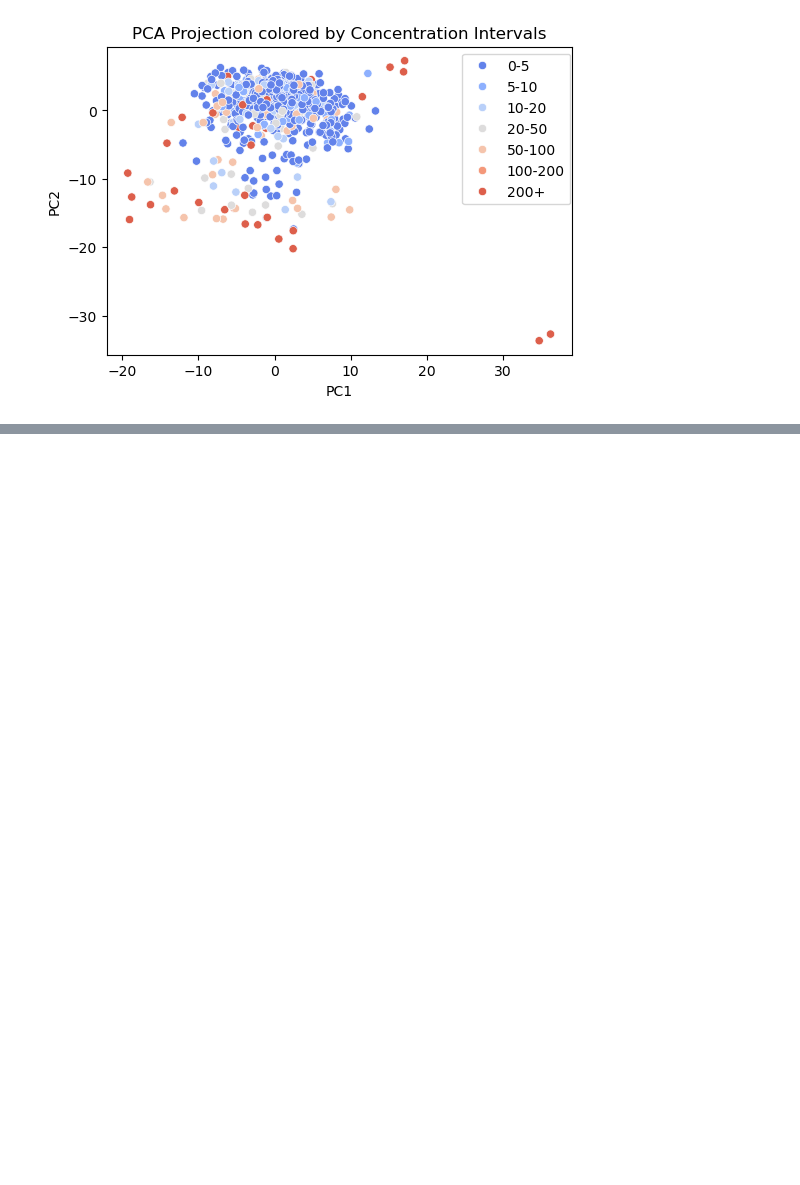
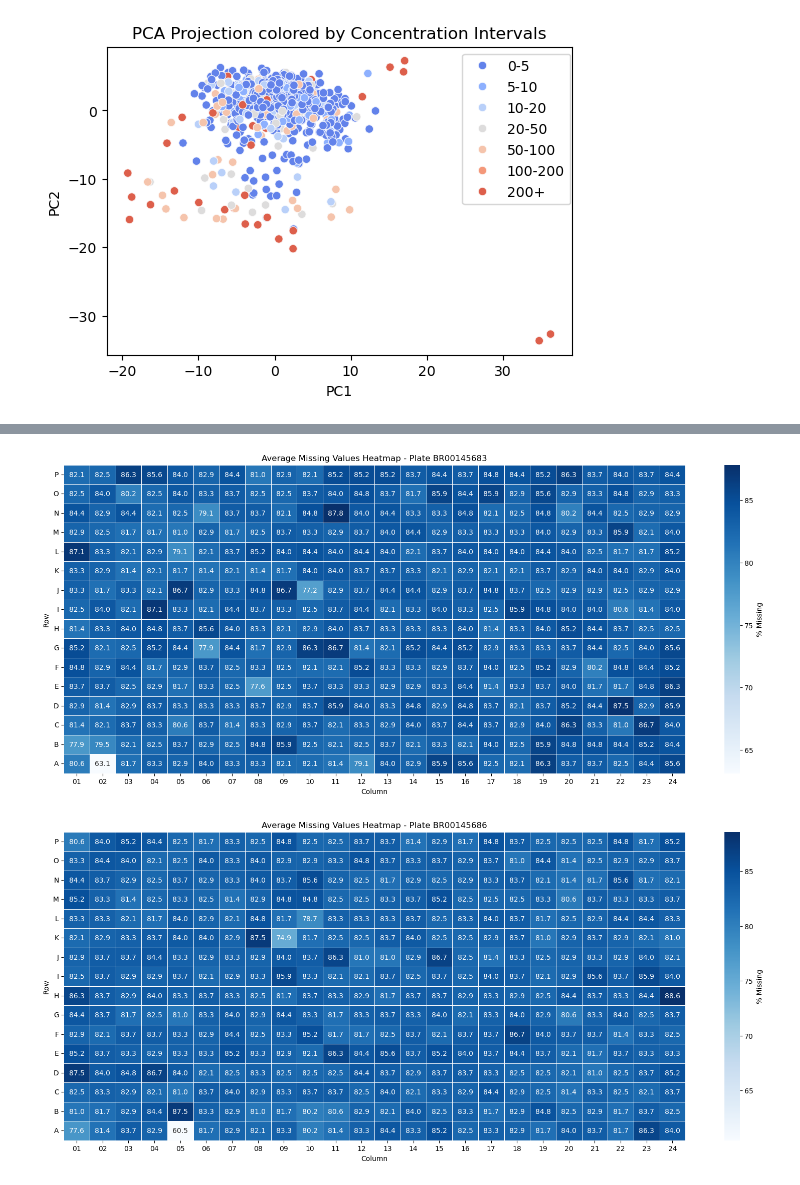
Before and after one commit to broadinstitute/2025_Grigoryan_Proteomics, a Jupyter notebook: 00.exploratory_analysis/first_analysis.ipynb, the cells around one changed output, grey strips where cells are left out. Cells and saved outputs as stored; diff of their text form; code cells hidden in the pictures; blank space fills up the shorter version.

```diff
--- a/00.exploratory_analysis/first_analysis.ipynb
+++ b/00.exploratory_analysis/first_analysis.ipynb
@@ -307,0 +336,36 @@ plt.show()
+# %%
+well_layout = pd.DataFrame(index=[chr(i) for i in range(65, 81)], columns=[str(i).zfill(2) for i in range(1, 25)])
+
+missing_values_well = pd.DataFrame(index=well_layout.index, columns=well_layout.columns)
+
+plates = raw_data["Metadata_plate_barcode"].unique()
+
+for plate in plates:
+
+    missing_values_df = pd.DataFrame(index=well_layout.index, columns=well_layout.columns)
+    for row in well_layout.index:
+        for col in well_layout.columns:
+            well_id = f"{row}{col}"
+            well_data = raw_data[(raw_data["Metadata_plate_barcode"] == plate) & (raw_data["Metadata_well_id"] == well_id)]
+
+            missing_percent = np.mean([count_non_numeric(well_data[protein]) for protein in protein_cols])
+            missing_values_df.loc[row, col] = missing_percent
+
+
+    missing_values_df = missing_values_df.astype(float)
+
+    plt.figure(figsize=(20, 8))
+    sns.heatmap(missing_values_df, cmap="Blues", annot=True, fmt=".1f", linewidths=0.5, cbar_kws={'label': '% Missing'},
+                xticklabels=missing_values_df.columns, yticklabels=missing_values_df.index,
+                cbar=True)
+
+
+    plt.gca().invert_yaxis()
+    plt.title(f"Average Missing Values Heatmap - Plate {plate}")
+    plt.xlabel("Column")
+    plt.ylabel("Row")
+    plt.yticks(rotation=360, ha='right')
+    plt.show()
+# %% [output]
+[figure, added]
+[figure, added]
```
Also changed, not shown: parts of 11 cells of this notebook.
